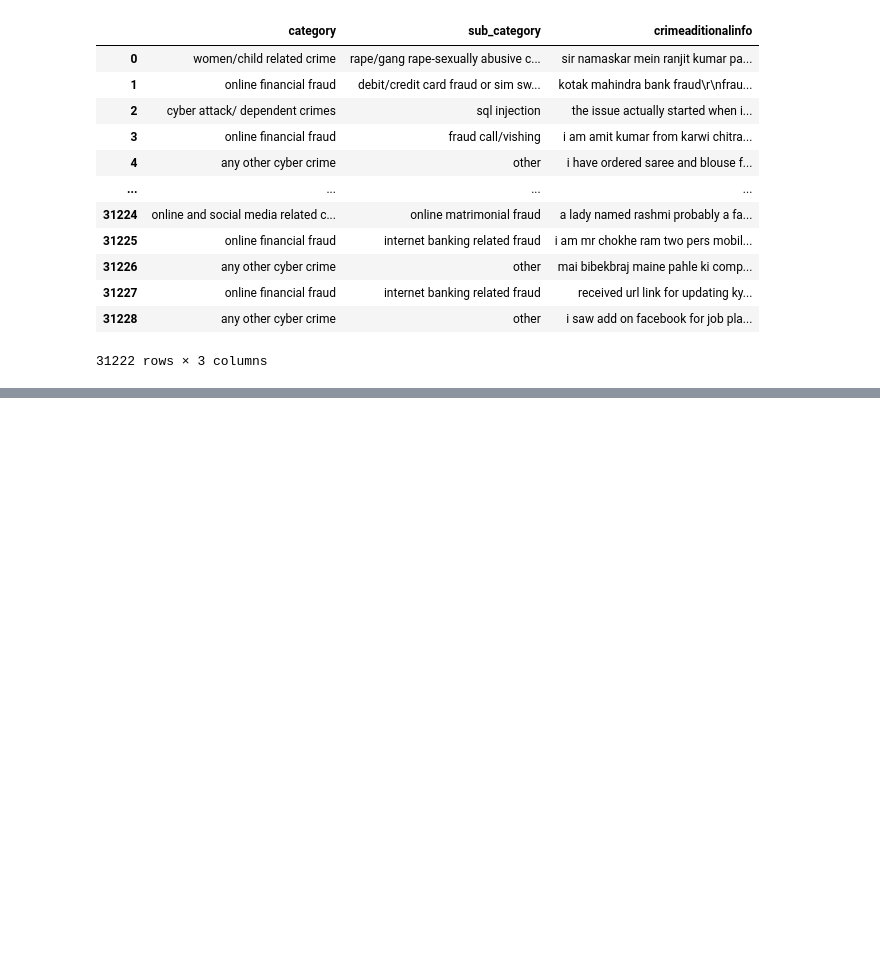
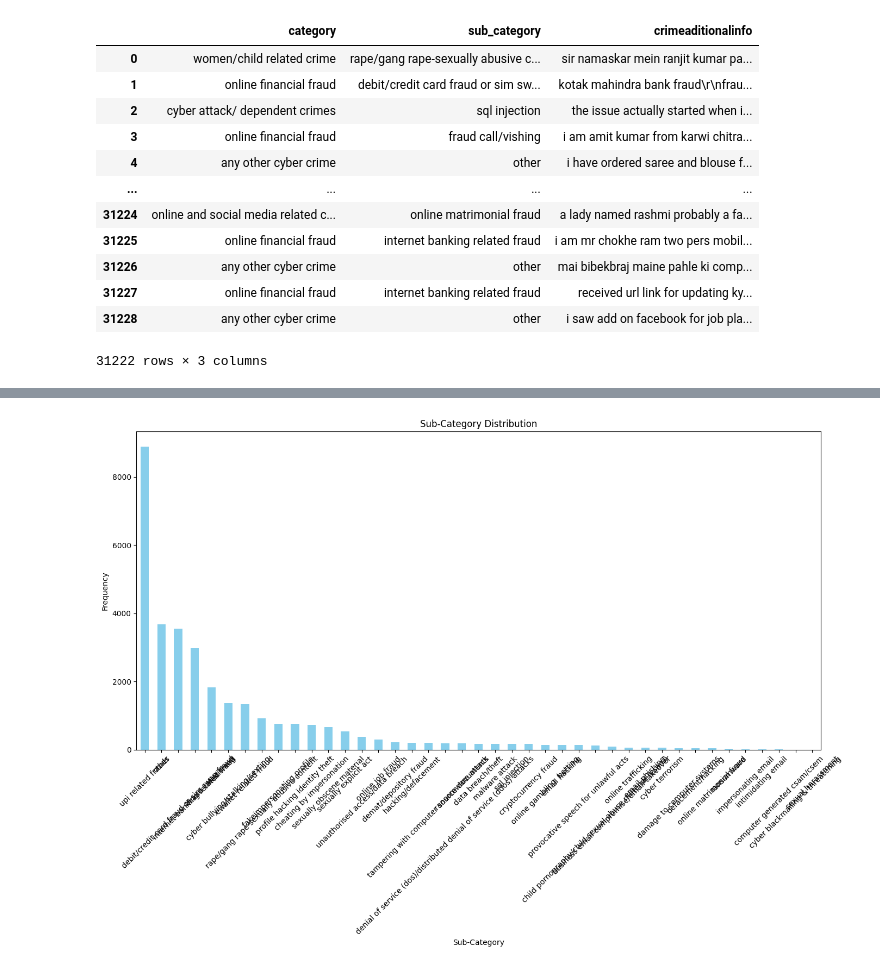
Before and after one commit to merhasmukh/cyberguard-ai-hackathon-indiaai, a Jupyter notebook: notebooks/test_data_process.ipynb, the cells around one changed output, grey strips where cells are left out. Drawn from its saved outputs; the diff is of its cells as text; code cells hidden in the pictures; blank space fills up the shorter version.

```diff
--- a/notebooks/test_data_process.ipynb
+++ b/notebooks/test_data_process.ipynb
@@ -491,0 +500,14 @@ Name: count, dtype: int64
+# %%
+sub_category_counts = df['sub_category'].value_counts()
+# Plotting the bar chart
+plt.figure(figsize=(14, 10))
+sub_category_counts.plot(kind='bar', color='skyblue')
+plt.title('Sub-Category Distribution')
+plt.xlabel('Sub-Category')
+plt.ylabel('Frequency')
+plt.xticks(rotation=45)  # Rotate category labels if necessary
+plt.tight_layout()  # Adjust layout to fit everything nicely
+plt.savefig('test_sub_category_distribution.png', format='png', dpi=300)  # Save with high resolution
+plt.show()
+# %% [output]
+[figure, added]
```
Also changed, not shown: parts of 5 cells of this notebook, 25 other files.
